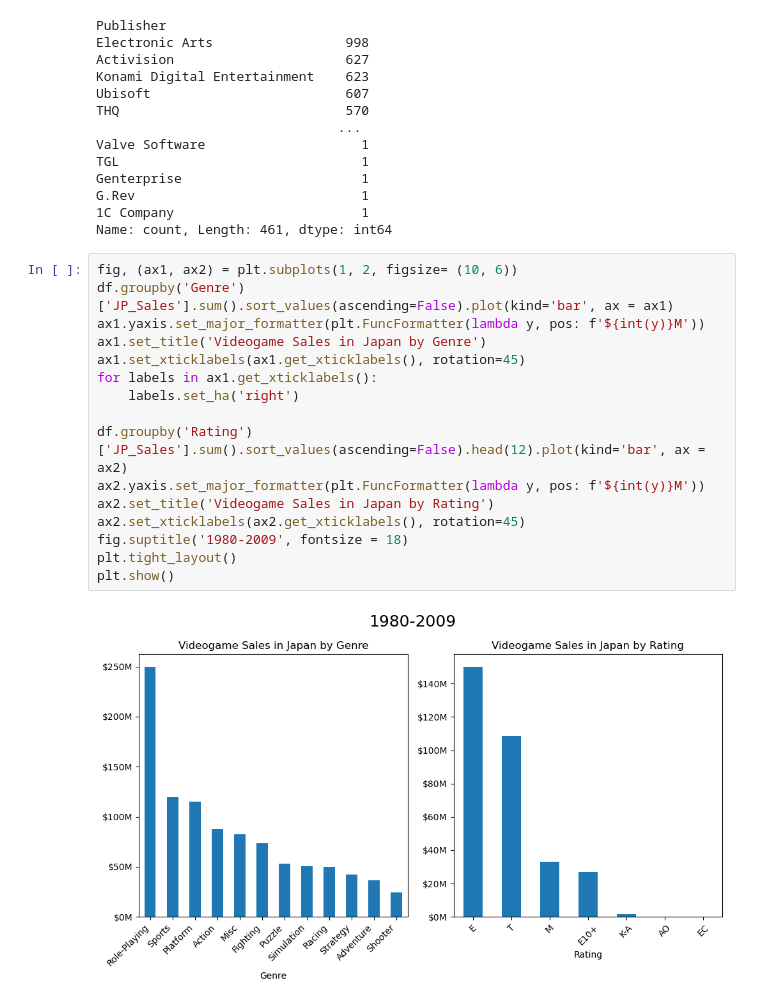
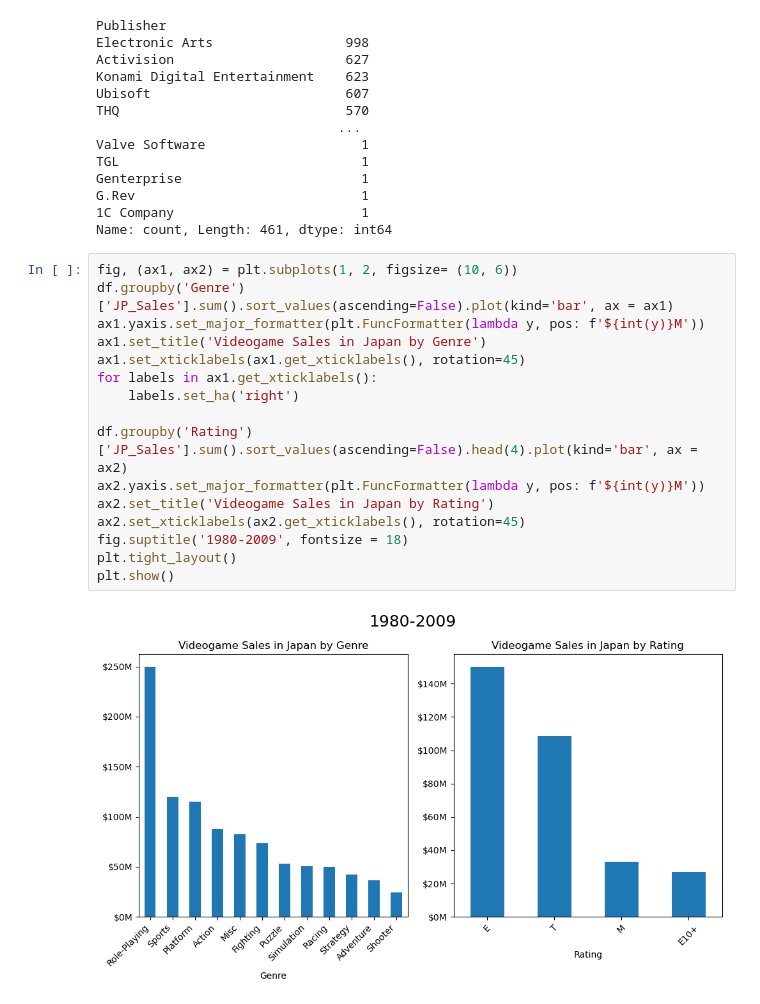
Before and after one commit to mchurch05/Videogame_Sales_Project, a Jupyter notebook: Analyzing_Videogame_Trends.ipynb, the cells around one changed output. Cells and saved outputs as stored; diff of their text form.

```diff
--- a/Analyzing_Videogame_Trends.ipynb
+++ b/Analyzing_Videogame_Trends.ipynb
@@ -330,21 +330,21 @@ Name: count, Length: 461, dtype: int64
 # %%
 fig, (ax1, ax2) = plt.subplots(1, 2, figsize= (10, 6))
 df.groupby('Genre')['JP_Sales'].sum().sort_values(ascending=False).plot(kind='bar', ax = ax1)
 ax1.yaxis.set_major_formatter(plt.FuncFormatter(lambda y, pos: f'${int(y)}M'))
 ax1.set_title('Videogame Sales in Japan by Genre')
 ax1.set_xticklabels(ax1.get_xticklabels(), rotation=45)
 for labels in ax1.get_xticklabels():
     labels.set_ha('right')
 
-df.groupby('Rating')['JP_Sales'].sum().sort_values(ascending=False).head(12).plot(kind='bar', ax = ax2)
+df.groupby('Rating')['JP_Sales'].sum().sort_values(ascending=False).head(4).plot(kind='bar', ax = ax2)
 ax2.yaxis.set_major_formatter(plt.FuncFormatter(lambda y, pos: f'${int(y)}M'))
 ax2.set_title('Videogame Sales in Japan by Rating')
 ax2.set_xticklabels(ax2.get_xticklabels(), rotation=45)
 fig.suptitle('1980-2009', fontsize = 18)
 plt.tight_layout()
 plt.show()
 # %% [output]
-[figure, old version]
+[figure, new version]
 # %%
 fig2, (ax1, ax2) = plt.subplots(1, 2, figsize = (10, 6))
 df.groupby('Genre')['EU_Sales'].sum().sort_values(ascending= False).plot(kind= 'bar', ax = ax1)
```
Also changed, not shown: parts of 2 cells of this notebook.
